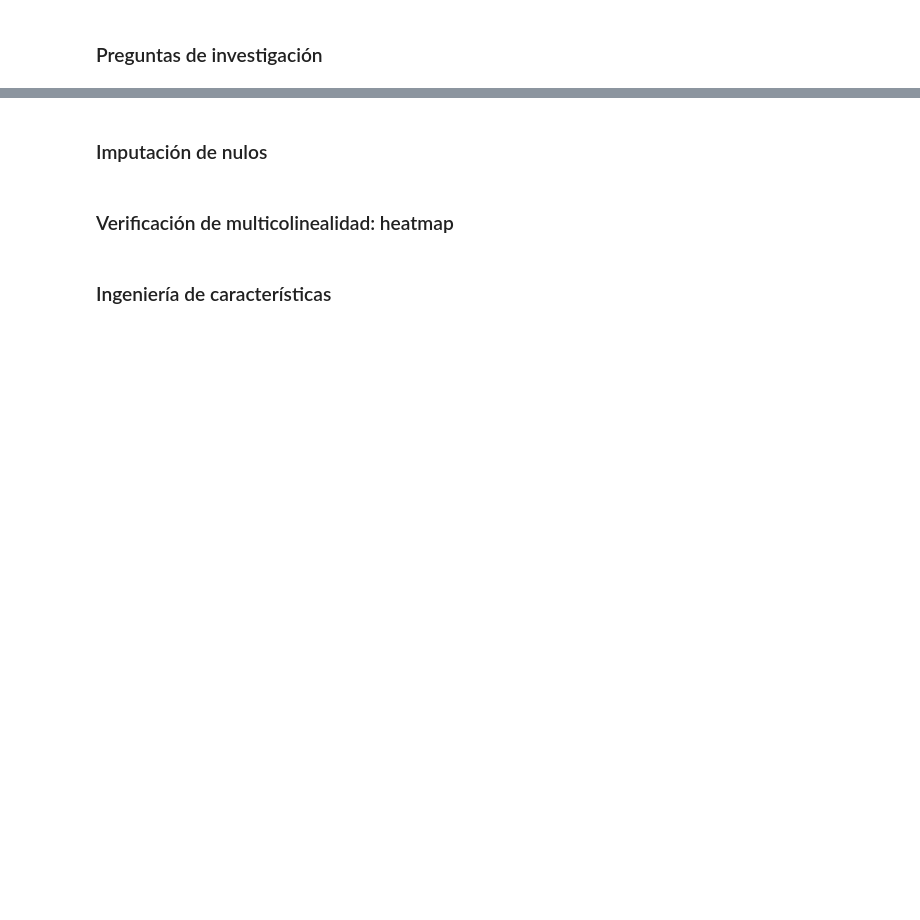
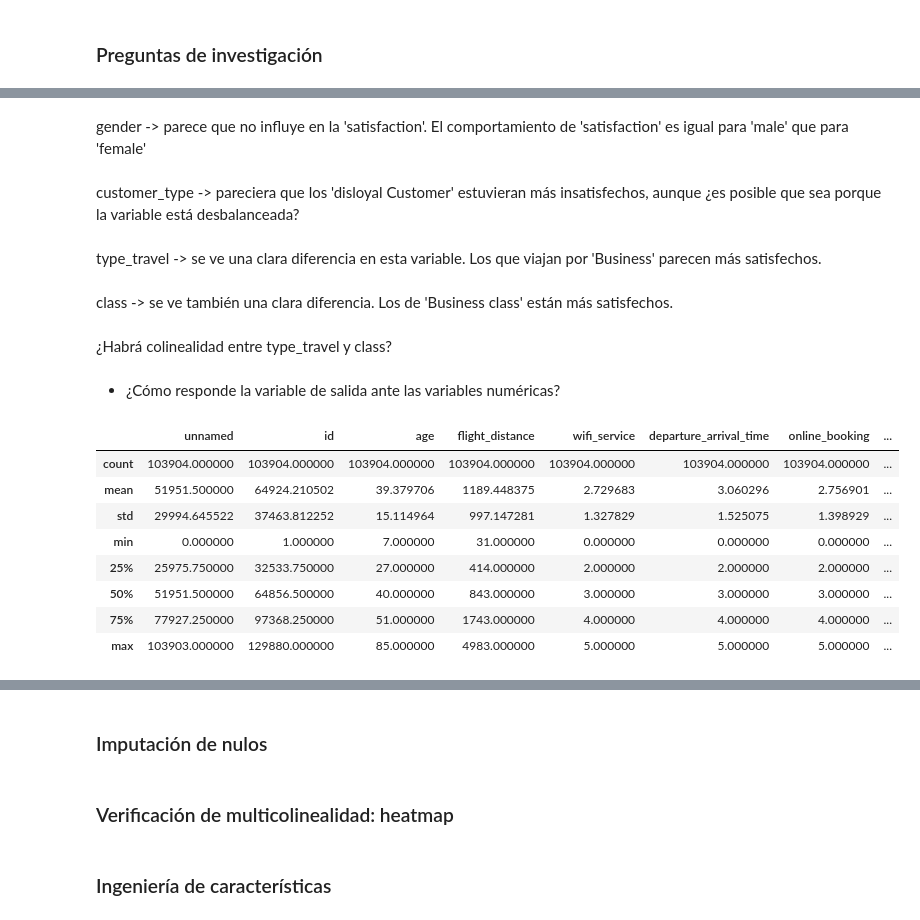
Before and after one commit to AI-School-F5-P2/proyecto_airlines_equipo_2, a Jupyter notebook: airlines.ipynb, the cells around one changed output, grey strips where cells are left out. Saved outputs shown, nothing was run; the diff lists cells and outputs as text; code cells hidden in the pictures; blank space fills up the shorter version.

```diff
--- a/airlines.ipynb
+++ b/airlines.ipynb
@@ -122,0 +187,24 @@ Hay muy pocos nulos en el dataset. Solamente en la columna arrival_delay. Al ser
+# %% [markdown]
+gender -> parece que no influye en la 'satisfaction'. El comportamiento de 'satisfaction' es igual para 'male' que para 'female'
+# %% [markdown]
+customer_type -> pareciera que los 'disloyal Customer' estuvieran más insatisfechos, aunque ¿es posible que sea porque la variable está desbalanceada?
+# %% [markdown]
+type_travel -> se ve una clara diferencia en esta variable. Los que viajan por 'Business' parecen más satisfechos.
+# %% [markdown]
+class -> se ve también una clara diferencia. Los de 'Business class' están más satisfechos.
+# %% [markdown]
+¿Habrá colinealidad entre type_travel y class?
+# %% [markdown]
+- ¿Cómo responde la variable de salida ante las variables numéricas?
+# %%
+df.describe()
+# %% [output]
+|  | unnamed | id | age | flight_distance | wifi_service | departure_arrival_time | online_booking | ... |
+| count | 103904.000000 | 103904.000000 | 103904.000000 | 103904.000000 | 103904.000000 | 103904.000000 | 103904.000000 | ... |
+| mean | 51951.500000 | 64924.210502 | 39.379706 | 1189.448375 | 2.729683 | 3.060296 | 2.756901 | ... |
+| std | 29994.645522 | 37463.812252 | 15.114964 | 997.147281 | 1.327829 | 1.525075 | 1.398929 | ... |
+| min | 0.000000 | 1.000000 | 7.000000 | 31.000000 | 0.000000 | 0.000000 | 0.000000 | ... |
+| 25% | 25975.750000 | 32533.750000 | 27.000000 | 414.000000 | 2.000000 | 2.000000 | 2.000000 | ... |
+| 50% | 51951.500000 | 64856.500000 | 40.000000 | 843.000000 | 3.000000 | 3.000000 | 3.000000 | ... |
+| 75% | 77927.250000 | 97368.250000 | 51.000000 | 1743.000000 | 4.000000 | 4.000000 | 4.000000 | ... |
+| max | 103903.000000 | 129880.000000 | 85.000000 | 4983.000000 | 5.000000 | 5.000000 | 5.000000 | ... |
```
Also changed, not shown: parts of 34 cells of this notebook.
